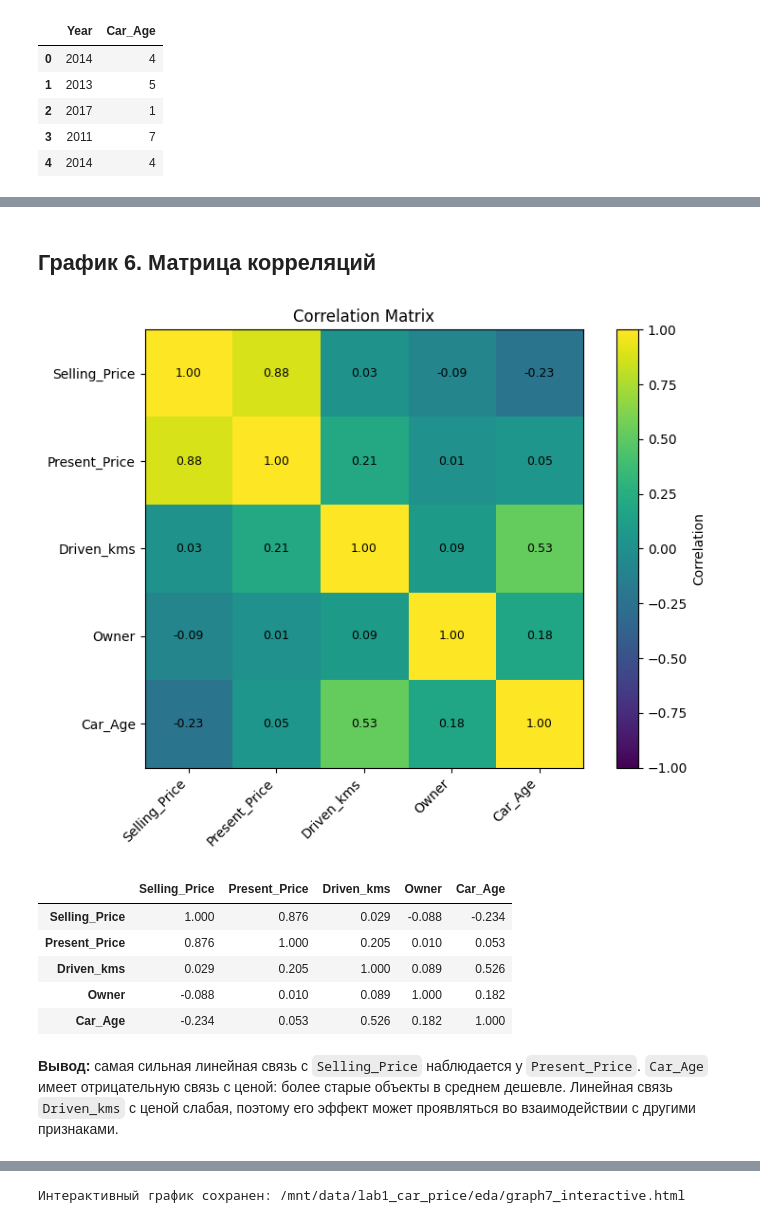
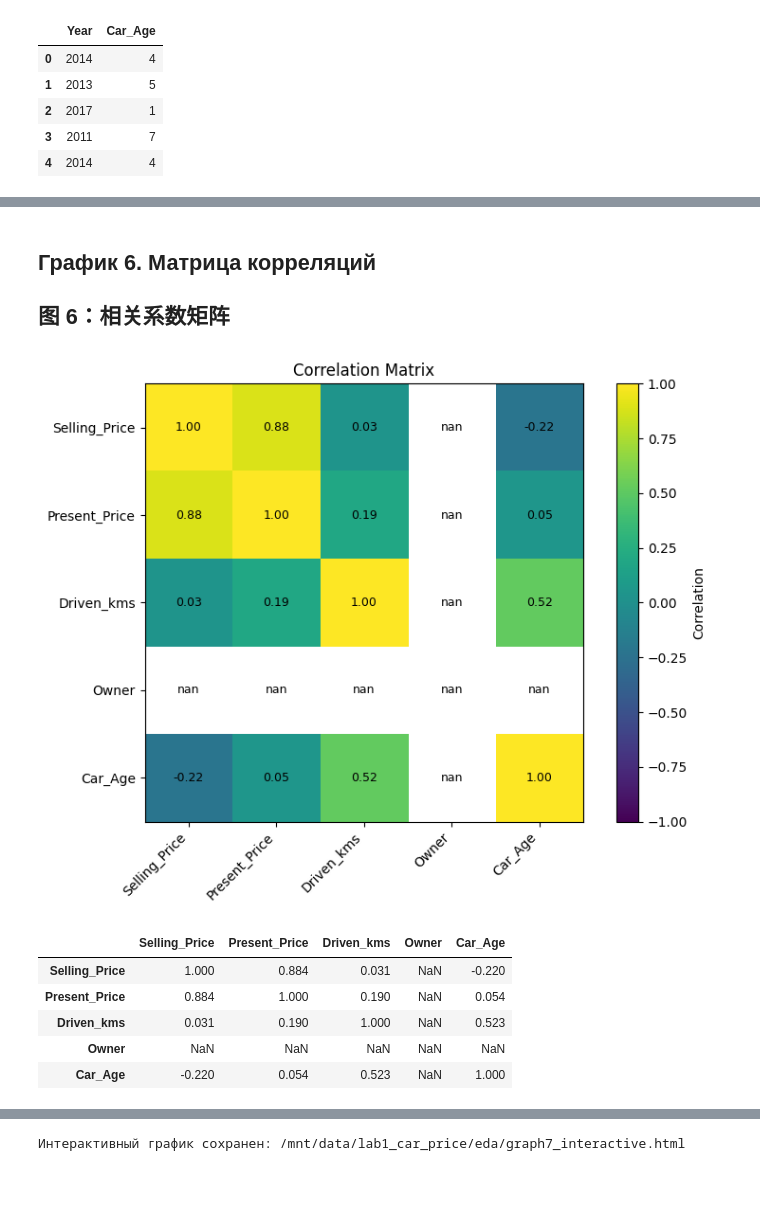
Before and after one commit to Webber-Escaper/lab1_car_price, a Jupyter notebook: eda/eda.ipynb, the cells around one changed output, grey strips where cells are left out. Drawn from its saved outputs; the diff is of its cells as text; code cells hidden in the pictures; blank space fills up the shorter version.

```diff
--- a/eda/eda.ipynb
+++ b/eda/eda.ipynb
@@ -163,14 +165,19 @@ Owner:
 # %%
 n_before = len(df)
 
-# 1. Удаляем только полные дубликаты.
 df = df.drop_duplicates().copy()
+duplicates_removed = n_before - len(df)
 
-# 2. Явно задаем тип category для категориальных признаков.
+cng_removed = int((df["Fuel_Type"] == "CNG").sum())
+df = df[df["Fuel_Type"] != "CNG"].copy()
+
+owner_1_removed = int((df["Owner"] == 1).sum())
+owner_3_removed = int((df["Owner"] == 3).sum())
+df = df[~df["Owner"].isin([1, 3])].copy()
+
 for col in categorical_cols:
     df[col] = df[col].astype("category")
 
-# 3. Проверяем базовую валидность числовых значений.
 validity_checks = pd.Series({
     "Selling_Price <= 0": int((df["Selling_Price"] <= 0).sum()),
     "Present_Price <= 0": int((df["Present_Price"] <= 0).sum()),
@@ -179,8 +186,11 @@ validity_checks = pd.Series({
     "Owner < 0": int((df["Owner"] < 0).sum()),
 }, name="invalid_rows")
 
-print("Удалено полных дубликатов:", n_before - len(df))
-print("Размер после удаления дубликатов:", df.shape)
+print("Удалено полных дубликатов:", duplicates_removed)
+print("Удалено объектов Fuel_Type = CNG:", cng_removed)
+print("Удалено объектов Owner = 1:", owner_1_removed)
+print("Удалено объектов Owner = 3:", owner_3_removed)
+print("Итоговый размер после очистки:", df.shape)
 print("Пропусков после очистки:", int(df.isna().sum().sum()))
 display(validity_checks.to_frame())
 # %% [output]
@@ -367,38 +413,31 @@ display(seller_stats)
 # %% [markdown]
 ## График 6. Матрица корреляций
+## 图 6：相关系数矩阵
 # %%
-# Year и Car_Age одновременно не включаем:
-# эти признаки линейно зависимы друг от друга по определению.
 corr_cols = ["Selling_Price", "Present_Price", "Driven_kms", "Owner", "Car_Age"]
 corr = df[corr_cols].corr()
 
 fig, ax = plt.subplots(figsize=(8, 6))
 im = ax.imshow(corr.values, vmin=-1, vmax=1)
 ax.set_xticks(range(len(corr_cols)), corr_cols, rotation=45, ha="right")
 ax.set_yticks(range(len(corr_cols)), corr_cols)
 
 for i in range(len(corr_cols)):
     for j in range(len(corr_cols)):
-        ax.text(j, i, f"{corr.iloc[i, j]:.2f}",
-                ha="center", va="center", fontsize=9)
+        ax.text(j, i, f"{corr.iloc[i, j]:.2f}", ha="center", va="center", fontsize=9)
 
 fig.colorbar(im, ax=ax, label="Correlation")
 ax.set_title("Correlation Matrix")
 fig.tight_layout()
 fig.savefig(EDA_DIR / "graph6_correlation_matrix.png", dpi=150)
 plt.show()
 
 display(corr.round(3))
 # %% [output]
-[figure, old version]
+[figure, new version]
 |  | Selling_Price | Present_Price | Driven_kms | Owner | Car_Age |
-| Selling_Price | 1.000 | 0.876 | 0.029 | -0.088 | -0.234 |
-| Present_Price | 0.876 | 1.000 | 0.205 | 0.010 | 0.053 |
-| Driven_kms | 0.029 | 0.205 | 1.000 | 0.089 | 0.526 |
-| Owner | -0.088 | 0.010 | 0.089 | 1.000 | 0.182 |
-| Car_Age | -0.234 | 0.053 | 0.526 | 0.182 | 1.000 |
+| Selling_Price | 1.000 | 0.884 | 0.031 | NaN | -0.220 |
+| Present_Price | 0.884 | 1.000 | 0.190 | NaN | 0.054 |
+| Driven_kms | 0.031 | 0.190 | 1.000 | NaN | 0.523 |
+| Owner | NaN | NaN | NaN | NaN | NaN |
+| Car_Age | -0.220 | 0.054 | 0.523 | NaN | 1.000 |
-# %% [markdown]
-**Вывод:** самая сильная линейная связь с `Selling_Price` наблюдается у `Present_Price`.
-`Car_Age` имеет отрицательную связь с ценой: более старые объекты в среднем дешевле.
-Линейная связь `Driven_kms` с ценой слабая, поэтому его эффект может проявляться
-во взаимодействии с другими признаками.
```
Also changed, not shown: parts of 47 cells of this notebook, 7 other files.
